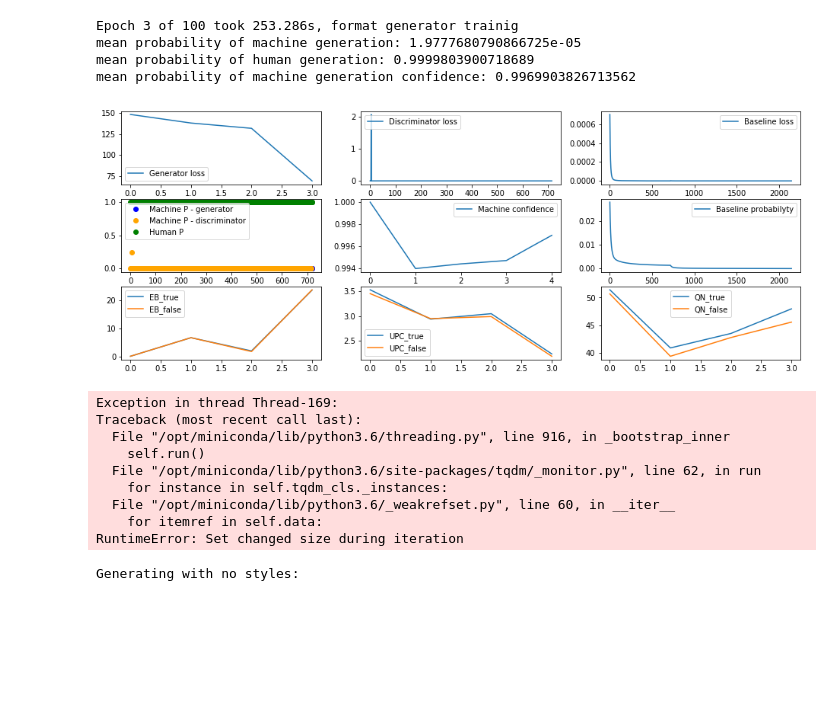
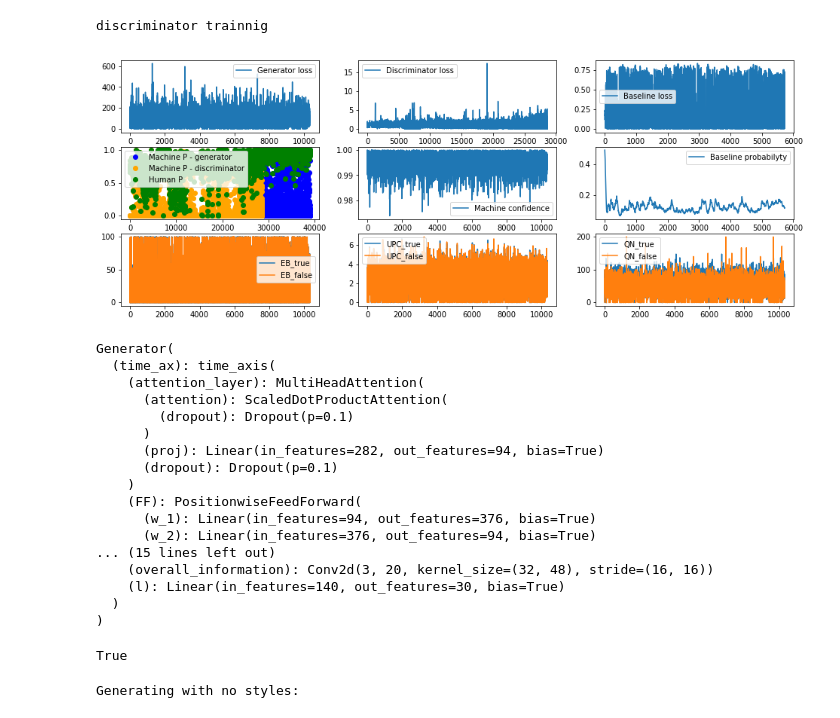
Before and after one commit to avecplezir/project_dnn2018, a Jupyter notebook: Discriminator-Ivan3-baseline6.ipynb, the cells around one changed output. Cells and saved outputs as stored; diff of their text form; code cells hidden in the pictures; blank space fills up the shorter version.

```diff
--- a/Discriminator-Ivan3-baseline6.ipynb
+++ b/Discriminator-Ivan3-baseline6.ipynb
@@ -54,13 +54,13 @@ TIME_SCALE = 128
 from dataset import load_all
 from constants import *
 # %%
-styles= [['data/Bach1']]
+styles= [['data/Bach']]
 X_tr, y_tr = load_all(styles, BATCH_SIZE, SEQ_LEN)
-print(X_tr.shape)
+print(X_tr.shape, y_tr.shape)
 
 X_loader = torch.utils.data.DataLoader(\
             torch.utils.data.TensorDataset(\
             *(torch.FloatTensor(X_tr),
             torch.FloatTensor(y_tr))),\
-            batch_size=8,shuffle=True)
+            batch_size=1,shuffle=True)
 # %% [output]
@@ -68,12 +68,14 @@ X_loader = torch.utils.data.DataLoader(\
 # %%
 def train_discriminator(num_epochs = 3,d_lr = 0.001, verbose = True):
 
-    d_optimizer = torch.optim.Adam(discriminator.parameters(), lr=d_lr,) #, weight_decay = 1, betas=(0.5, 0.999))
+    d_optimizer = torch.optim.Adam(discriminator.parameters(), lr=d_lr, betas=(0.5, 0.999)) #, weight_decay = 1, betas=(0.5, 0.999))
 
     history = {'d_losses':[], 'prop_machine':[],
                'prob_human':[], 'prob_noise':[], 'color':[]}
 
     generator.eval()
+    generator.note_ax.to_train=True
+    generator.note_ax.apply_T=False
 
     for epoch in range(num_epochs):
         start_time = time.time()
@@ -82,7 +84,7 @@ def train_discriminator(num_epochs = 3,d_lr = 0.001, verbose = True):
                 x_batch = x_batch.cuda()
                 ch_batch = ch_batch.cuda()
 
-                x_batch[:,:,:,2] = x_batch[:,:,:,0] #1 #x_batch[:,:,:,0]
+                #x_batch[:,:,:,2] = x_batch[:,:,:,0] #1 #x_batch[:,:,:,0]
                 ch_batch[:,:,:,2] = ch_batch[:,:,:,0] # 1 #ch_batch[:,:,:,0]
 
                 # Optimize D
@@ -116,7 +118,7 @@ def train_discriminator(num_epochs = 3,d_lr = 0.001, verbose = True):
                 history['prob_noise'].append(p_noise_example.mean())
 
             except KeyboardInterrupt:
-                return history
+                return history, True
 
     #       # Visualize
         if verbose:
@@ -141,7 +143,7 @@ def train_discriminator(num_epochs = 3,d_lr = 0.001, verbose = True):
             plt.show()
 
 
-    return history
+    return history, False
 # %%
 # h= train_discriminator( num_epochs = 1, d_lr=1e-3)
 # %%
@@ -285,6 +293,8 @@ def train_baseline(num_epochs = 3, b_lr = 0.001, verbose=True):
 
             x_batch = x_batch.cuda()
             ch_batch = ch_batch.cuda()
+
+            ch_batch[:,:,:,2] = ch_batch[:,:,:,0]
 
             # Optimize BL
             data_gen, sound = generator(x_batch,ch_batch)
@@ -474,20 +475,7 @@ h  = train_generator(num_epochs = 100, g_lr=1e-3, verbose = True, monte_carlo =
 # %%
-history = None
 generator.train()
-history = None
-history = train_GAN(g_lr = 1e-3,d_lr=1e-3, bl_lr = 1e-2, history = history)
+generator.note_ax.to_train=True
+generator.note_ax.apply_T=False
+epoch, history = train_GAN(g_lr = 1e-3,d_lr=1e-3, bl_lr = 1e-2, history = history, criterion=True, verbose=False)
 # %% [output]
-Epoch 3 of 100 took 253.286s, format generator trainig
-mean probability of machine generation: 1.9777680790866725e-05
-mean probability of human generation: 0.9999803900718689
-mean probability of machine generation confidence: 0.9969903826713562
+discriminator trainnig
-[figure, removed]
-Exception in thread Thread-169:
-Traceback (most recent call last):
-  File "/opt/miniconda/lib/python3.6/threading.py", line 916, in _bootstrap_inner
-    self.run()
-  File "/opt/miniconda/lib/python3.6/site-packages/tqdm/_monitor.py", line 62, in run
-    for instance in self.tqdm_cls._instances:
-  File "/opt/miniconda/lib/python3.6/_weakrefset.py", line 60, in __iter__
-    for itemref in self.data:
-RuntimeError: Set changed size during iteration
@@ -496 +482,5 @@ RuntimeError: Set changed size during iteration
+# %%
+plot_history(history)
+# %% [output]
+[figure, added]
 # %%
@@ -498 +488,25 @@ RuntimeError: Set changed size during iteration
+# %%
+generator.cuda()
+# %% [output]
+Generator(
+  (time_ax): time_axis(
+    (attention_layer): MultiHeadAttention(
+      (attention): ScaledDotProductAttention(
+        (dropout): Dropout(p=0.1)
+      )
+      (proj): Linear(in_features=282, out_features=94, bias=True)
+      (dropout): Dropout(p=0.1)
+    )
+    (FF): PositionwiseFeedForward(
+      (w_1): Linear(in_features=94, out_features=376, bias=True)
+      (w_2): Linear(in_features=376, out_features=94, bias=True)
+... (15 lines left out)
+    (overall_information): Conv2d(3, 20, kernel_size=(32, 48), stride=(16, 16))
+    (l): Linear(in_features=140, out_features=30, bias=True)
+  )
+)
+# %%
+generator.time_ax.use_beat
+# %% [output]
+True
 # %%
```
Also changed, not shown: parts of 12 cells of this notebook, 14 other files.
